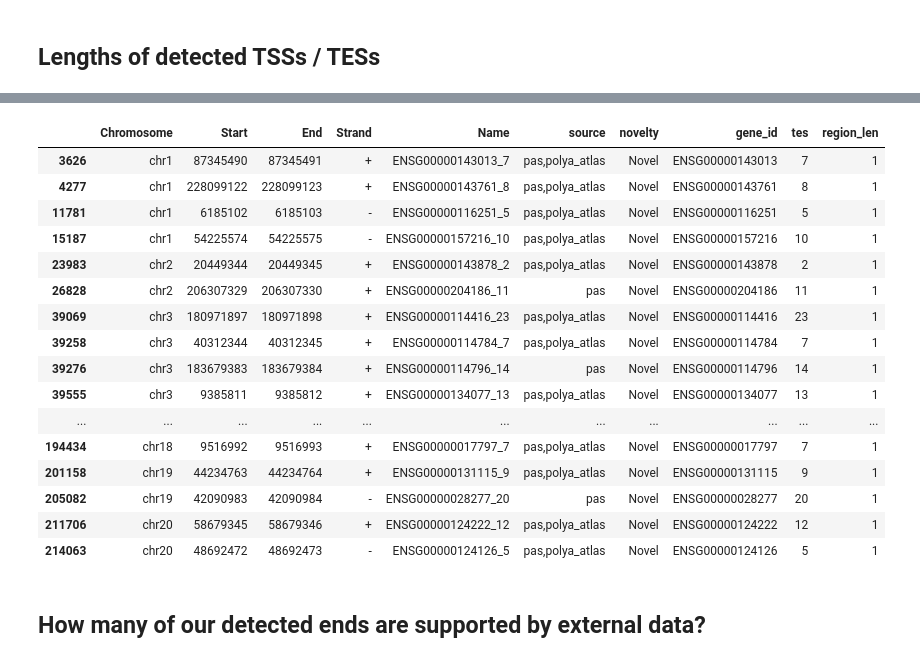
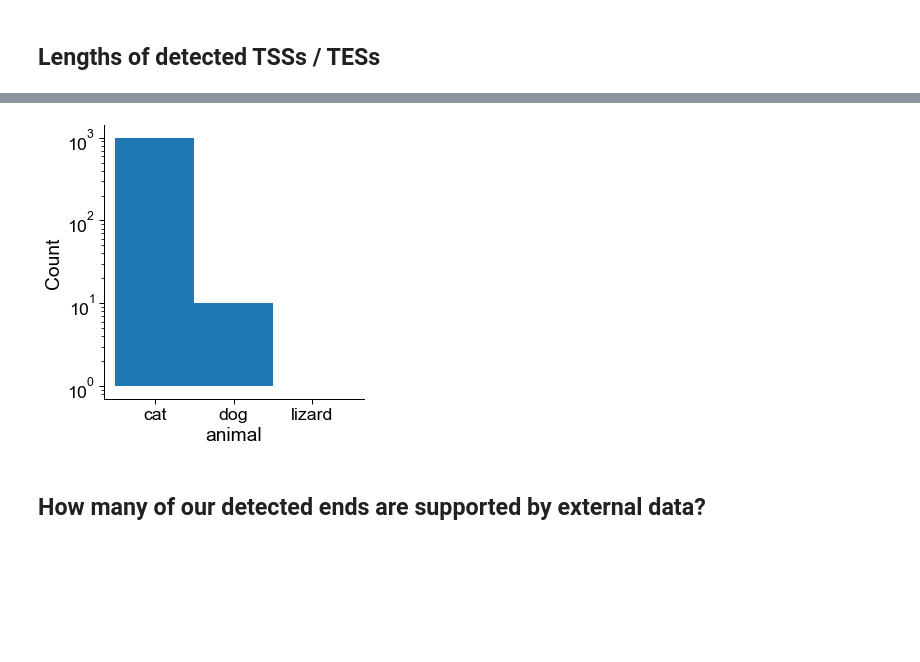
Before and after one commit to fairliereese/rnawg, a Jupyter notebook: lr_bulk/cerberus/features/tss_analysis.ipynb, the cells around one changed output, grey strips where cells are left out. Cells and saved outputs as stored; diff of their text form; code cells hidden in the pictures; blank space fills up the shorter version.

```diff
--- a/lr_bulk/cerberus/features/tss_analysis.ipynb
+++ b/lr_bulk/cerberus/features/tss_analysis.ipynb
@@ -194,23 +93,18 @@ len(df.loc[df.region_len<100])
-# %%
-df.loc[(df.region_len==1)&(~df.source.str.contains('lapa'))]
-# %% [output]
-|  | Chromosome | Start | End | Strand | Name | source | novelty | gene_id | tes | region_len |
-| 3626 | chr1 | 87345490 | 87345491 | + | ENSG00000143013_7 | pas,polya_atlas | Novel | ENSG00000143013 | 7 | 1 |
-| 4277 | chr1 | 228099122 | 228099123 | + | ENSG00000143761_8 | pas,polya_atlas | Novel | ENSG00000143761 | 8 | 1 |
-| 11781 | chr1 | 6185102 | 6185103 | - | ENSG00000116251_5 | pas,polya_atlas | Novel | ENSG00000116251 | 5 | 1 |
-| 15187 | chr1 | 54225574 | 54225575 | - | ENSG00000157216_10 | pas,polya_atlas | Novel | ENSG00000157216 | 10 | 1 |
-| 23983 | chr2 | 20449344 | 20449345 | + | ENSG00000143878_2 | pas,polya_atlas | Novel | ENSG00000143878 | 2 | 1 |
-| 26828 | chr2 | 206307329 | 206307330 | + | ENSG00000204186_11 | pas | Novel | ENSG00000204186 | 11 | 1 |
-| 39069 | chr3 | 180971897 | 180971898 | + | ENSG00000114416_23 | pas,polya_atlas | Novel | ENSG00000114416 | 23 | 1 |
-| 39258 | chr3 | 40312344 | 40312345 | + | ENSG00000114784_7 | pas,polya_atlas | Novel | ENSG00000114784 | 7 | 1 |
-| 39276 | chr3 | 183679383 | 183679384 | + | ENSG00000114796_14 | pas | Novel | ENSG00000114796 | 14 | 1 |
-| 39555 | chr3 | 9385811 | 9385812 | + | ENSG00000134077_13 | pas,polya_atlas | Novel | ENSG00000134077 | 13 | 1 |
-| ... | ... | ... | ... | ... | ... | ... | ... | ... | ... | ... |
-| 194434 | chr18 | 9516992 | 9516993 | + | ENSG00000017797_7 | pas,polya_atlas | Novel | ENSG00000017797 | 7 | 1 |
-| 201158 | chr19 | 44234763 | 44234764 | + | ENSG00000131115_9 | pas,polya_atlas | Novel | ENSG00000131115 | 9 | 1 |
-| 205082 | chr19 | 42090983 | 42090984 | - | ENSG00000028277_20 | pas | Novel | ENSG00000028277 | 20 | 1 |
-| 211706 | chr20 | 58679345 | 58679346 | + | ENSG00000124222_12 | pas,polya_atlas | Novel | ENSG00000124222 | 12 | 1 |
-| 214063 | chr20 | 48692472 | 48692473 | - | ENSG00000124126_5 | pas,polya_atlas | Novel | ENSG00000124126 | 5 | 1 |
+# %%
+data = ['cat' for i in range(1000)]
+data += ['dog' for i in range(10)]
+data += ['lizard' for i in range(1)]
+df = pd.DataFrame(data=data, columns=['animal'])
+df['animal'] = df['animal'].astype('category')
+df.animal.cat.add_categories('budgie')
+
+ax = sns.displot(df, x='animal', kind='hist',
+         linewidth=0,
+         alpha=1,
+         edgecolor=None,
+         log_scale=(False, True))
+# %% [output]
+[figure, added]
 # %% [markdown]
 ## How many of our detected ends are supported by external data?
 # %%
```
Also changed, not shown: parts of 17 cells of this notebook, 21 other files.
